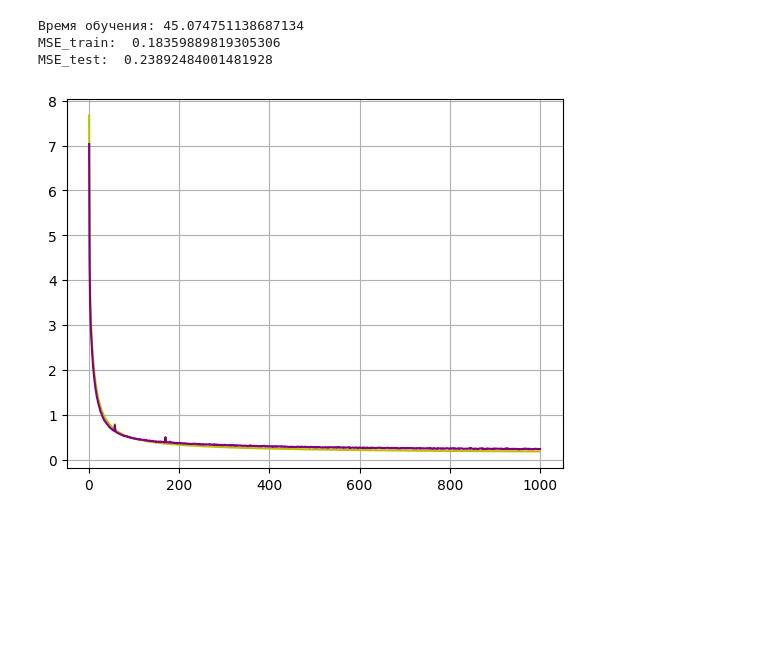
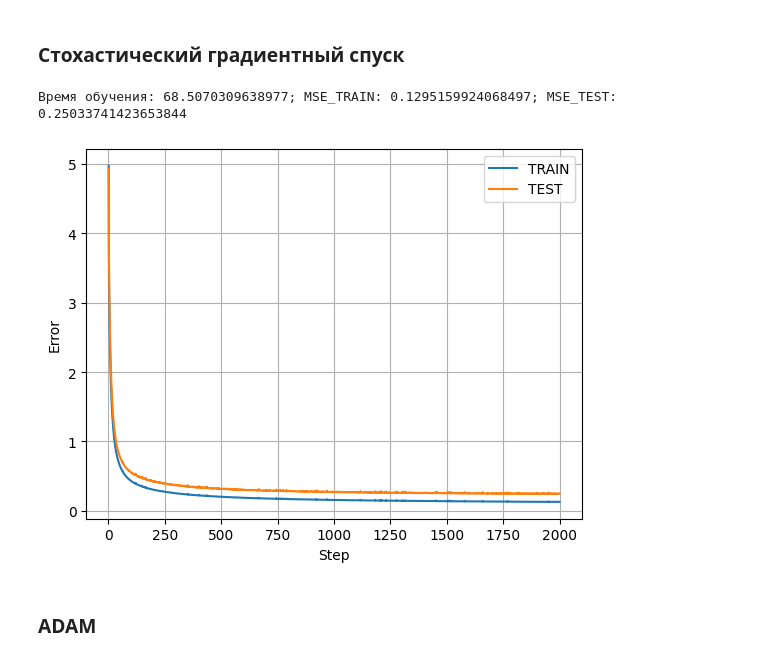
Before and after one commit to alexndremelyanov/_, a Jupyter notebook: L5.ipynb, the cells around one changed output. Cells and saved outputs as stored; diff of their text form; code cells hidden in the pictures; blank space fills up the shorter version.

```diff
--- a/L5.ipynb
+++ b/L5.ipynb
@@ -49,2 +38,2 @@ y = data["jp_sales"]
 # %%
-x_train, x_test, y_train, y_test = train_test_split(x, y, test_size=0.2, random_state=42)
+x_train, x_test, y_train, y_test = train_test_split(x, y, test_size=0.3, random_state=100)
@@ -106,5 +89,9 @@ class LinearRegressionGD:
 
     def MAPE(self, X, y):
         return abs((y - self.predict(X))/y).mean()
+# %%
+LEARNING_RATE = 0.01
+MAX_ITERATIONS = 2000
+TOLERANCE_CONVERGENCE = 1e-3
 # %%
 start_time = time.time()
@@ -128,20 +118,16 @@ MSE_test:  1.3098715137059669
+# %% [markdown]
+### Стохастический градиентный спуск
 # %%
 y_train = y_train.reset_index(drop=True)
 y_test = y_test.reset_index(drop=True)
 # %%
 class LinearRegressionSGD:
-    def __init__(self, lr=0.01, max_iter=1000, batch_size=32, tol=1e-3, intercept = True):
-        # скорость обучения градиентного спуска
+    def __init__(self, lr=LEARNING_RATE, max_iter=MAX_ITERATIONS, batch_size=8, tol=TOLERANCE_CONVERGENCE, intercept = True):
         self.learning_rate = lr
-        # максимальное число итераций
         self.max_iteration = max_iter
-        # размер мини-батча
         self.batch_size = batch_size
-        # критерий сходимости
         self.tolerance_convergence  = tol
-        # наличие свободного члена
         self.intercept = intercept
-        # инициальзация весов: None
         self.theta = None
         self.n = None
         self.d = None
@@ -151,18 +137,14 @@ class LinearRegressionSGD:
         self.y = y.copy()
         if self.intercept:
             self.X = np.hstack((np.ones((self.X.shape[0], 1)), self.X))
-        # размерность вектора X
         self.n, self.d = self.X.shape
-        # инициализация случайных весов
         self.theta = np.random.randn(self.d)
         steps, errors, errors_ = [], [], []
         step = 0
         for _ in range(self.max_iteration):
-            # перемешивание данных
             indices = np.random.permutation(self.n)
             X = self.X[indices]
             y = self.y[indices]
-            # цикл по мини-батчам
             for i in range(0, self.n, self.batch_size):
                 X_batch = X[i:i+self.batch_size]
                 y_batch = y[i:i+self.batch_size]
@@ -174,7 +156,6 @@ class LinearRegressionSGD:
             steps.append(step)
             errors.append(new_error)
             errors_.append(new_error_)
-            # проверка сходимости
             if np.linalg.norm(grad) < self.tolerance_convergence:
                 break
         return steps, errors, errors_
@@ -199,23 +180,26 @@ class LinearRegressionSGD:
         return abs((y - self.predict(X))/y).mean()
 # %%
 start_time = time.time()
-modelSGD = LinearRegressionSGD(lr=0.01, max_iter=1000, batch_size=64, tol=1e-3, intercept = True)
-stepsSGD1, errorsSGD1, errorsSGD2 = modelSGD.fit(x_train, y_train, x_test, y_test)
-timeSGD = time.time() - start_time
-print("Время обучения:", timeSGD)
-MSE_SGD_train = modelSGD.MSE(x_train, y_train)
-MSE_SGD_test = modelSGD.MSE(x_test, y_test)
-print("MSE_train: ", MSE_SGD_train)
-print("MSE_test: ", MSE_SGD_test)
+modelSGD = LinearRegressionSGD(lr=LEARNING_RATE, max_iter = MAX_ITERATIONS, batch_size=64, tol=TOLERANCE_CONVERGENCE, intercept = True)
+SGD_STEPS,SGD_ERRORS_TRAIN, SGD_ERRORS_TEST = modelSGD.fit(x_train, y_train, x_test, y_test)
 
-plt.plot(stepsSGD1, errorsSGD1, label = "MSE train", color='y')
-plt.plot(stepsSGD1, errorsSGD2, label = "MSE test", color='purple')
+SGD_STUDY_TIME = time.time() - start_time
+
+SGD_MSE_TRAIN = modelSGD.MSE(x_train, y_train)
+SGD_MSE_TEST = modelSGD.MSE(x_test, y_test)
+
+print(f'Время обучения: {SGD_STUDY_TIME}; MSE_TRAIN: {SGD_MSE_TRAIN}; MSE_TEST: {SGD_MSE_TEST}')
+plt.ylabel('Error')
+plt.xlabel('Step')
+plt.plot(SGD_STEPS, SGD_ERRORS_TRAIN, label = "TRAIN")
+plt.plot(SGD_STEPS, SGD_ERRORS_TEST, label = "TEST")
+plt.legend()
 plt.grid()
 # %% [output]
-Время обучения: 45.074751138687134
-MSE_train:  0.18359889819305306
-MSE_test:  0.23892484001481928
+Время обучения: 68.5070309638977; MSE_TRAIN: 0.1295159924068497; MSE_TEST: 0.25033741423653844
-[figure, old version]
+[figure, new version]
+# %% [markdown]
+### ADAM
 # %%
 y_train = y_train.reset_index(drop=True)
 y_test = y_test.reset_index(drop=True)
```
Also changed, not shown: parts of 15 cells of this notebook.
